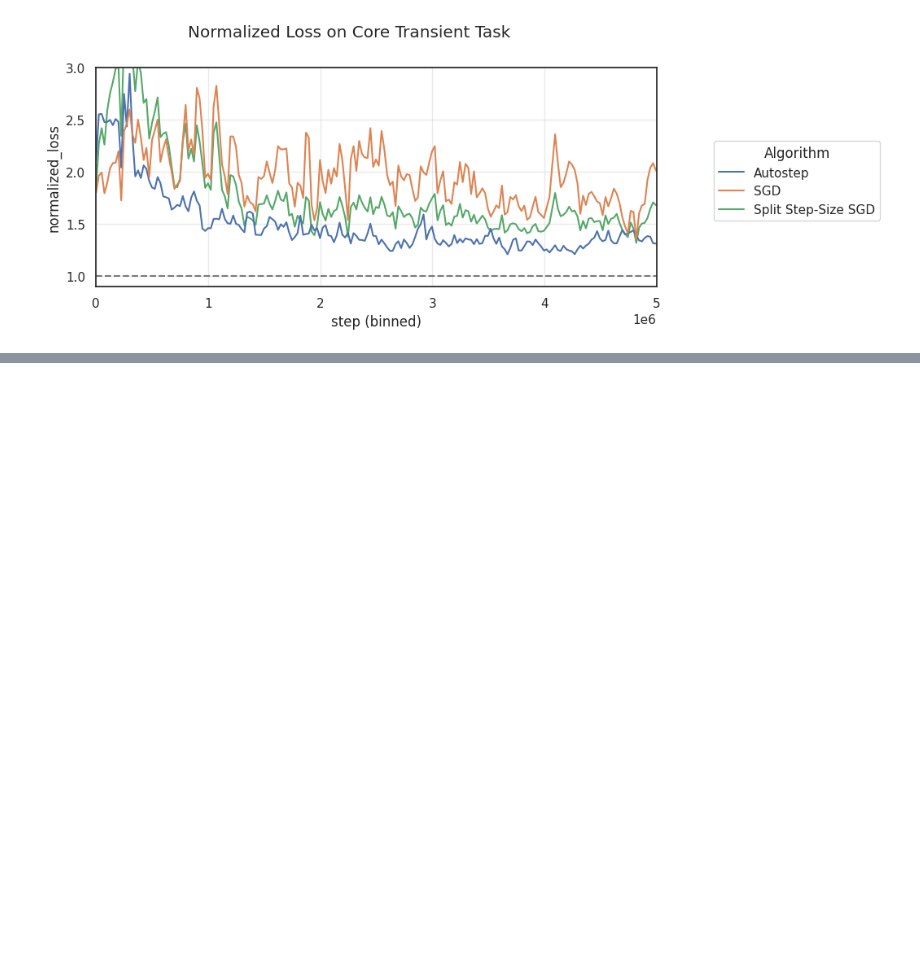
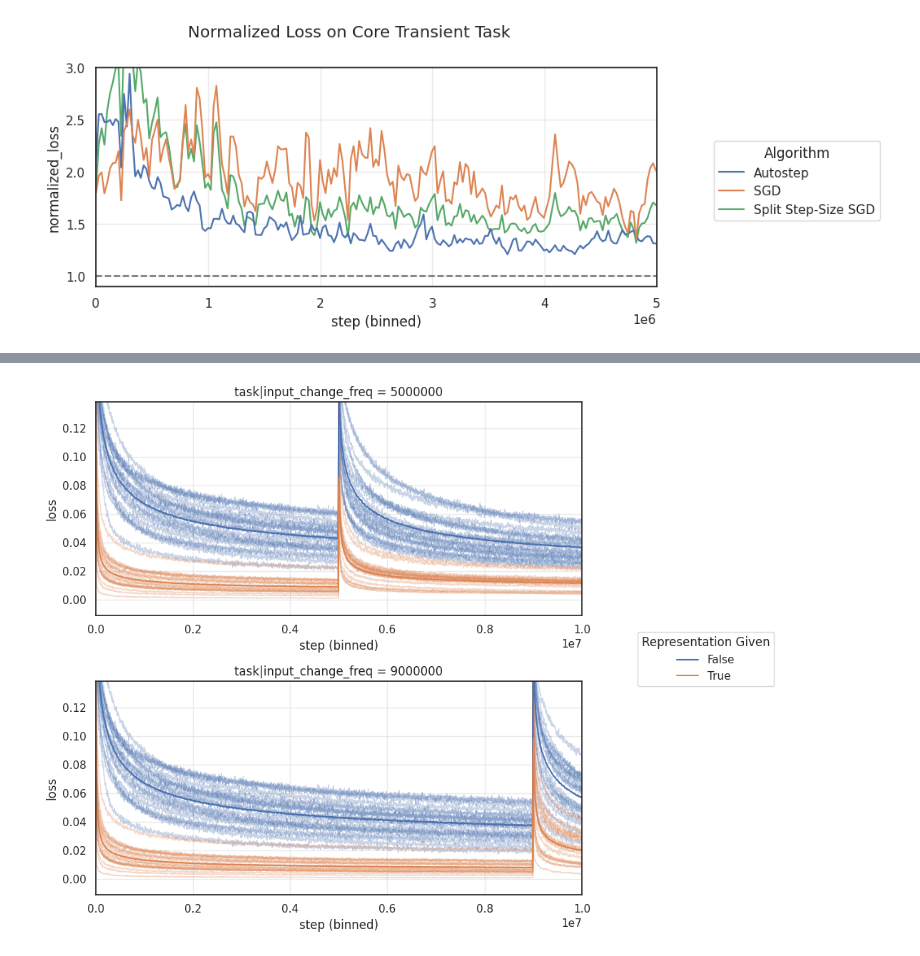
Before and after one commit to ejmejm/phd_research, a Jupyter notebook: phd/feature_search/analysis/core_transient_task/problem_variations.ipynb, the cells around one changed output, grey strips where cells are left out. Saved outputs shown, nothing was run; the diff lists cells and outputs as text; code cells hidden in the pictures; blank space fills up the shorter version.

```diff
--- a/phd/feature_search/analysis/core_transient_task/problem_variations.ipynb
+++ b/phd/feature_search/analysis/core_transient_task/problem_variations.ipynb
@@ -623,0 +647,22 @@ plt.show()
+# %%
+# plot_run_df, plot_config_df = select_experiment_runs(
+#     run_df = run_dfs['autostep_long_run_single_change'],
+#     config_df = config_dfs['autostep_long_run_single_change'],
+#     chosen_values = {
+#         'task|input_change_freq': 500_000,
+#     },
+# )
+
+plot_learning_curves(
+    run_df = run_dfs['autostep_long_run_single_change'],
+    config_df = config_dfs['autostep_long_run_single_change'],
+    n_bins = 1000,
+    figsize = (8, 8),
+    max_cols = 1,
+    hue_col = 'model|use_perfect_features',
+    subplot_col = 'task|input_change_freq',
+    legend_title = 'Representation Given',
+    show_individual_lines = True,
+)
+# %% [output]
+[figure, added]
```
Also changed, not shown: parts of 5 cells of this notebook.
